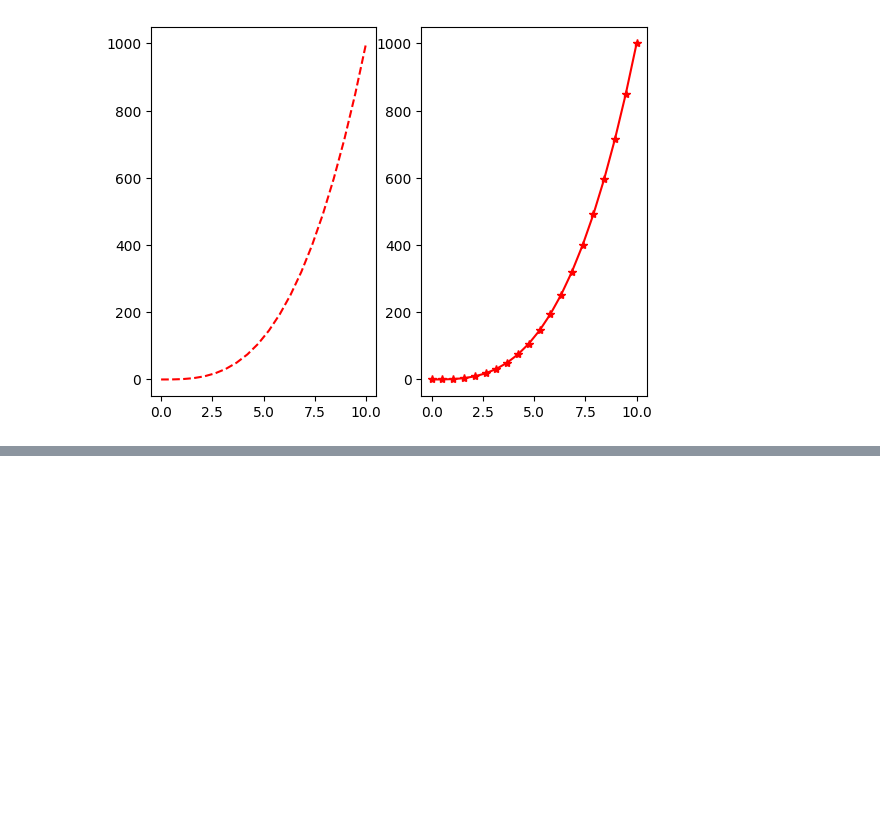
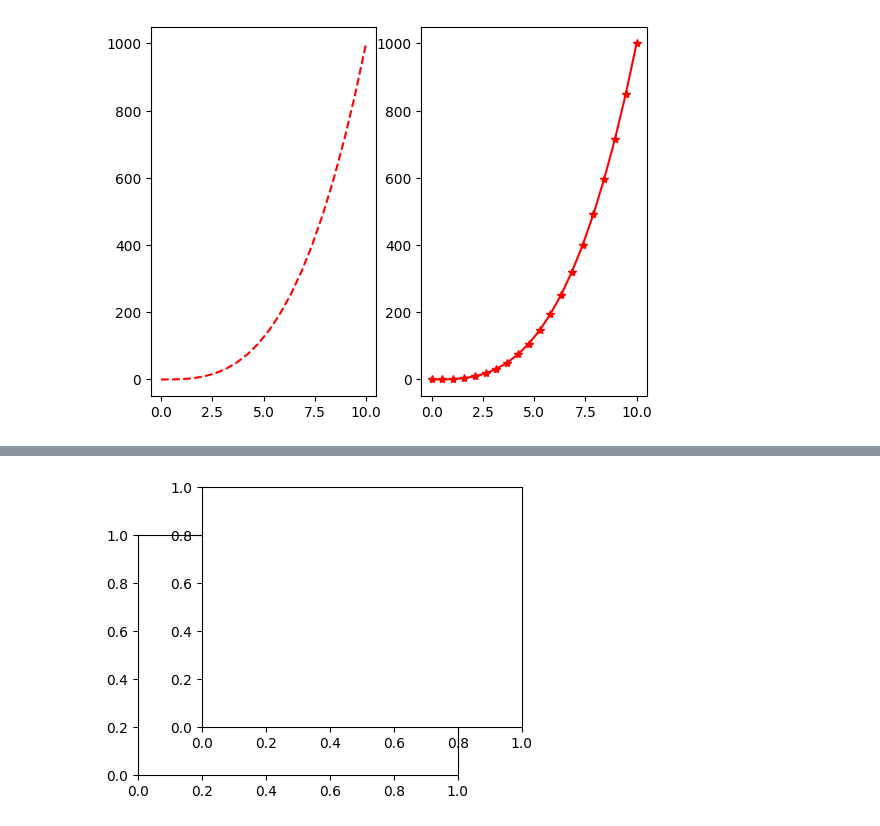
Before and after one commit to osmantemel/data-science, a Jupyter notebook: Matplotlib/1.ipynb, the cells around one changed output, grey strips where cells are left out. Saved outputs shown, nothing was run; the diff lists cells and outputs as text; code cells hidden in the pictures; blank space fills up the shorter version.

```diff
--- a/Matplotlib/1.ipynb
+++ b/Matplotlib/1.ipynb
@@ -63,0 +88,6 @@ plt.plot(dizi,dizi2,"r*-")
+# %%
+figure2 = plt.figure()
+eksen1 =figure2.add_axes([0.2,0.2,0.5,0.5])
+eksen2 =figure2.add_axes([0.3,0.3,0.5,0.5])
+# %% [output]
+[figure, added]
```
Also changed, not shown: parts of 5 cells of this notebook, 3 other files.
